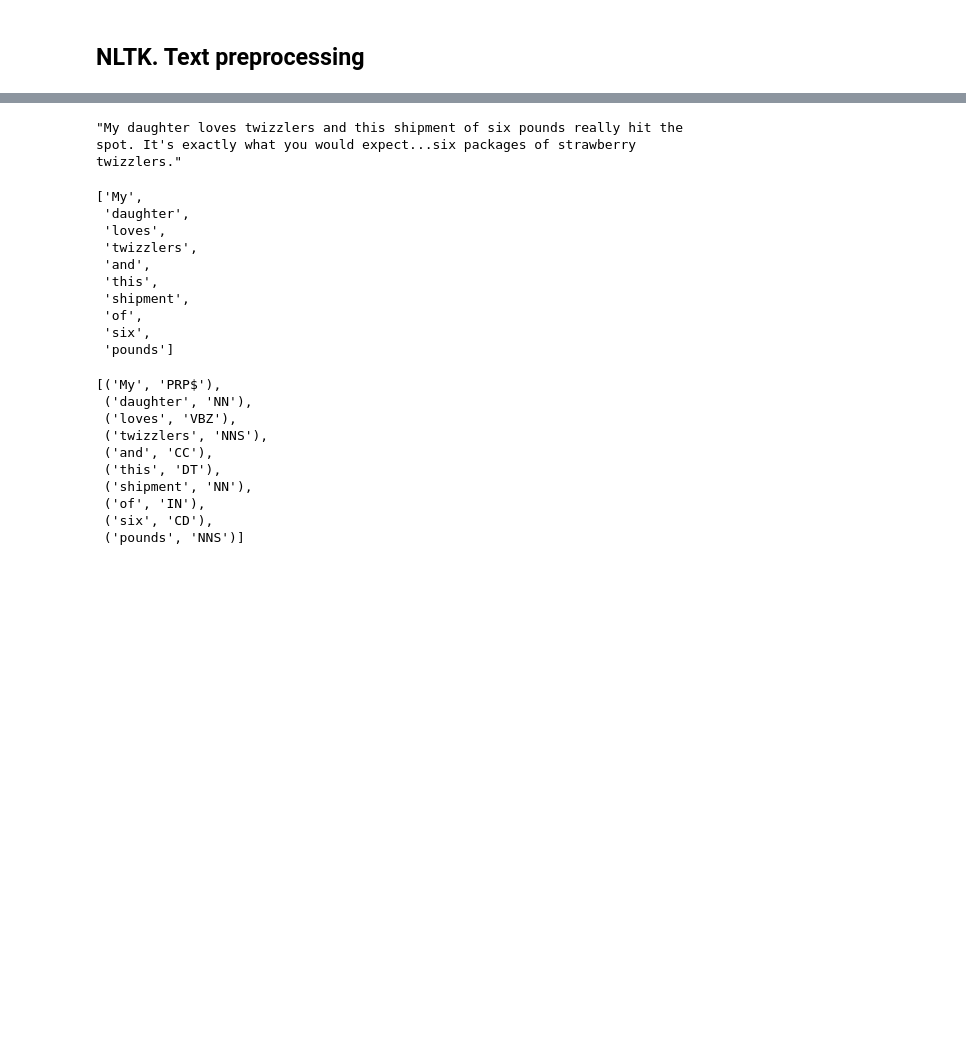
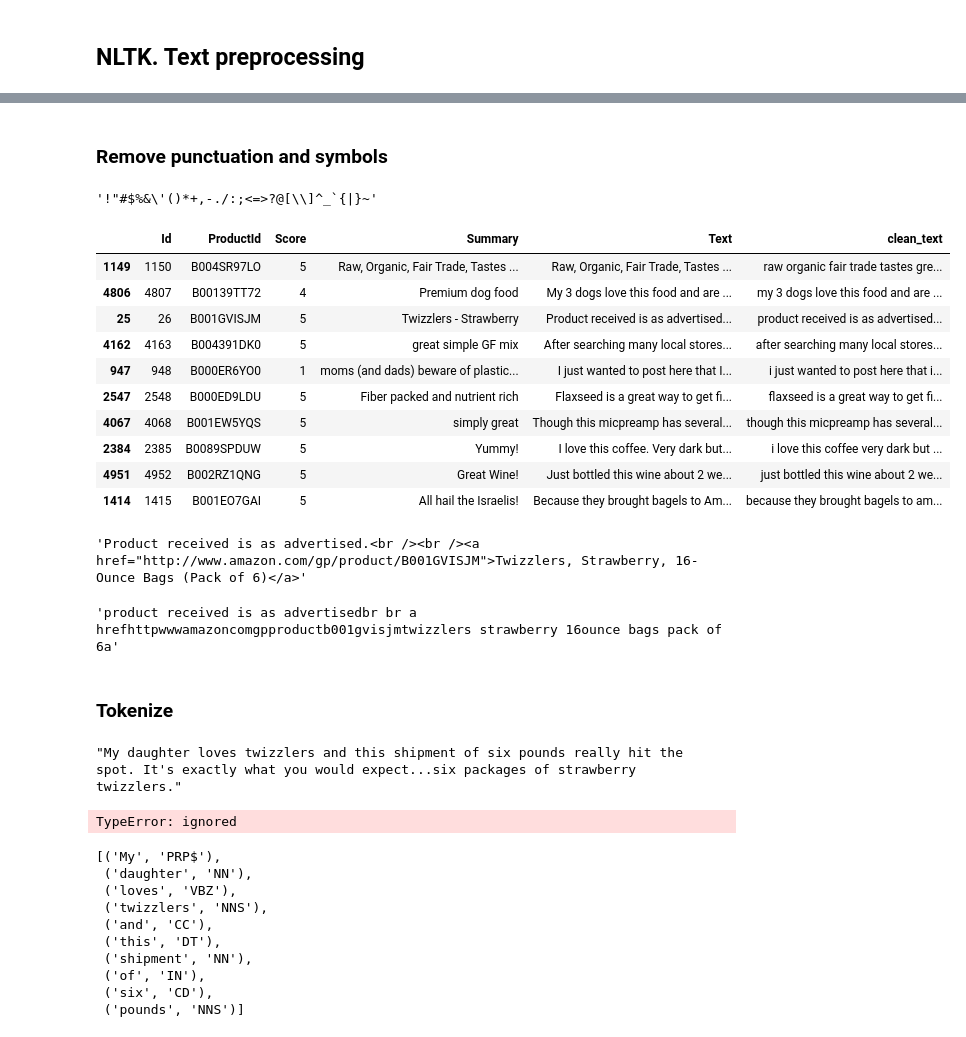
Before and after one commit to Lyu-Sterkh/Sentiment-analysis, a Jupyter notebook: Sentiment_Analysis.ipynb, the cells around one changed output, grey strips where cells are left out. Drawn from its saved outputs; the diff is of its cells as text; code cells hidden in the pictures; blank space fills up the shorter version.

```diff
--- a/Sentiment_Analysis.ipynb
+++ b/Sentiment_Analysis.ipynb
@@ -229,0 +252,12 @@ True
+# %%
+def df_preprocess(text):
+    text = text.replace('br', ' ')
+    text = text.replace('href', ' ')
+    text = text.lower() #lower capital letters
+    text = re.sub('((www\.[^\s]+)|(https?://[^\s]+)|(http?://[^\s]+))', 'site', text) # replace links of diff kind with word 'site'
+    text = re.sub('@[^\s]+', 'user', text) #replace links to users with word 'user'
+    lemmatizer = WordNetLemmatizer()
+    text = ' '.join([lemmatizer.lemmatize(word) for word in text.split() if word not in stopwords1])
+    return text
+# %%
+df['Text'] = df['Text'].apply(df_preprocess)
@@ -229,0 +268,3 @@ True
+# %%
+df['clean_text'] = df['Text'].str.lower()
+df.head()
@@ -230,21 +278,47 @@ True
+# %% [markdown]
+### Remove punctuation and symbols
+# %%
+string.punctuation
+# %% [output]
+'!"#$%&\'()*+,-./:;<=>?@[\\]^_`{|}~'
+# %%
+def remove_punctuations(text):
+    punctuations = string.punctuation
+    return text.translate(str.maketrans('', '', punctuations))
+# %%
+df['clean_text'] = df['clean_text'].apply(lambda x: remove_punctuations(x))
+df.sample(10)
+# %% [output]
+|  | Id | ProductId | Score | Summary | Text | clean_text |
+| 1149 | 1150 | B004SR97LO | 5 | Raw, Organic, Fair Trade, Tastes ... | Raw, Organic, Fair Trade, Tastes ... | raw organic fair trade tastes gre... |
+| 4806 | 4807 | B00139TT72 | 4 | Premium dog food | My 3 dogs love this food and are ... | my 3 dogs love this food and are ... |
+| 25 | 26 | B001GVISJM | 5 | Twizzlers - Strawberry | Product received is as advertised... | product received is as advertised... |
+| 4162 | 4163 | B004391DK0 | 5 | great simple GF mix | After searching many local stores... | after searching many local stores... |
+| 947 | 948 | B000ER6YO0 | 1 | moms (and dads) beware of plastic... | I just wanted to post here that I... | i just wanted to post here that i... |
+| 2547 | 2548 | B000ED9LDU | 5 | Fiber packed and nutrient rich | Flaxseed is a great way to get fi... | flaxseed is a great way to get fi... |
+| 4067 | 4068 | B001EW5YQS | 5 | simply great | Though this micpreamp has several... | though this micpreamp has several... |
+| 2384 | 2385 | B0089SPDUW | 5 | Yummy! | I love this coffee. Very dark but... | i love this coffee very dark but ... |
+| 4951 | 4952 | B002RZ1QNG | 5 | Great Wine! | Just bottled this wine about 2 we... | just bottled this wine about 2 we... |
+| 1414 | 1415 | B001EO7GAI | 5 | All hail the Israelis! | Because they brought bagels to Am... | because they brought bagels to am... |
+# %%
+df['Text'].iloc[25]
+# %% [output]
+'Product received is as advertised.<br /><br /><a href="http://www.amazon.com/gp/product/B001GVISJM">Twizzlers, Strawberry, 16-Ounce Bags (Pack of 6)</a>'
+# %%
+df['clean_text'].iloc[25]
+# %% [output]
+'product received is as advertisedbr br a hrefhttpwwwamazoncomgpproductb001gvisjmtwizzlers strawberry 16ounce bags pack of 6a'
+# %% [markdown]
+### Tokenize
 # %%
 df['Text'].iloc[15]
 # %% [output]
 "My daughter loves twizzlers and this shipment of six pounds really hit the spot. It's exactly what you would expect...six packages of strawberry twizzlers."
 # %%
-tokens = nltk.word_tokenize(df['Text'].iloc[15])
-tokens[:10]
+df['Text'].iloc[15] = nltk.word_tokenize(df['Text'].iloc[15])
+df['Text'].iloc[15]
 # %% [output]
-['My',
- 'daughter',
- 'loves',
- 'twizzlers',
- 'and',
- 'this',
- 'shipment',
- 'of',
- 'six',
- 'pounds']
+TypeError: ignored
 # %%
 tagged = nltk.pos_tag(tokens)
 tagged[:10]
```
Also changed, not shown: parts of 39 cells of this notebook.
